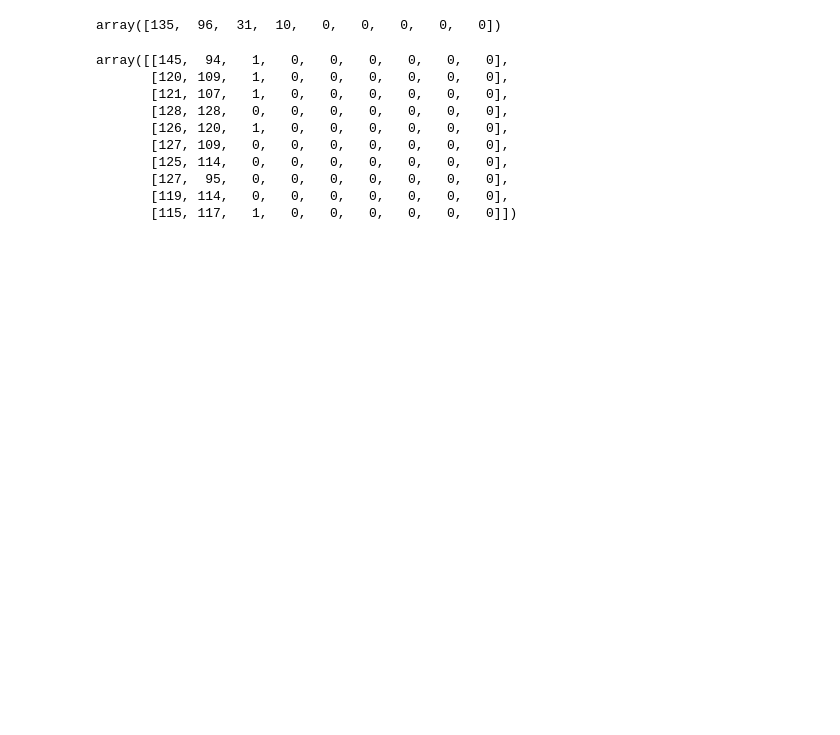
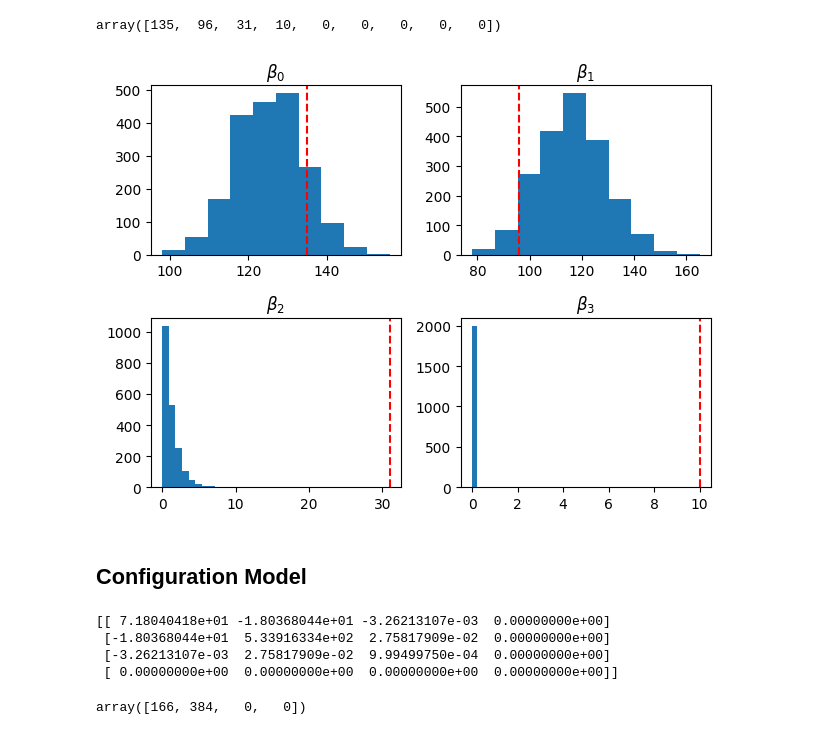
Before and after one commit to andrew-belz/clique-homology, a Jupyter notebook: analysis/analysis.ipynb, the cells around one changed output. Cells and saved outputs as stored; diff of their text form; code cells hidden in the pictures; blank space fills up the shorter version.

```diff
--- a/analysis/analysis.ipynb
+++ b/analysis/analysis.ipynb
@@ -91,15 +93,18 @@ SE.observed_betti()
 # %% [output]
 array([135,  96,  31,  10,   0,   0,   0,   0,   0])
 # %%
-SE.null_betti[:10, :]
+fig, axs = plt.subplots(2, 2)
+axs = axs.flatten()
+num_plots = min(4, SE.null_betti.shape[1])
+
+for i in range(num_plots):
+    axs[i].hist(SE.null_betti[:, i])
+    axs[i].set_title(r"$\beta_{" + str(i) + "}$")
+    axs[i].axvline(x=SE.obs_betti[i], color="red", linestyle="--")
+
+fig.tight_layout()
+fig.show()
 # %% [output]
-array([[145,  94,   1,   0,   0,   0,   0,   0,   0],
-       [120, 109,   1,   0,   0,   0,   0,   0,   0],
-       [121, 107,   1,   0,   0,   0,   0,   0,   0],
-       [128, 128,   0,   0,   0,   0,   0,   0,   0],
-       [126, 120,   1,   0,   0,   0,   0,   0,   0],
-       [127, 109,   0,   0,   0,   0,   0,   0,   0],
-       [125, 114,   0,   0,   0,   0,   0,   0,   0],
-       [127,  95,   0,   0,   0,   0,   0,   0,   0],
-       [119, 114,   0,   0,   0,   0,   0,   0,   0],
-       [115, 117,   1,   0,   0,   0,   0,   0,   0]])
+[figure, added]
+# %% [markdown]
+## Configuration Model
@@ -105,0 +122,12 @@ array([[145,  94,   1,   0,   0,   0,   0,   0,   0],
+# %%
+n = 2000
+Hp, HobsD2, HnullD2 = H_SE.pval(iters=n)
+# %% [output]
+[[ 7.18040418e+01 -1.80368044e+01 -3.26213107e-03  0.00000000e+00]
+ [-1.80368044e+01  5.33916334e+02  2.75817909e-02  0.00000000e+00]
+ [-3.26213107e-03  2.75817909e-02  9.99499750e-04  0.00000000e+00]
+ [ 0.00000000e+00  0.00000000e+00  0.00000000e+00  0.00000000e+00]]
+# %%
+H_SE.obs_betti
+# %% [output]
+array([166, 384,   0,   0])
```
Also changed, not shown: parts of 13 cells of this notebook, 2 other files.
